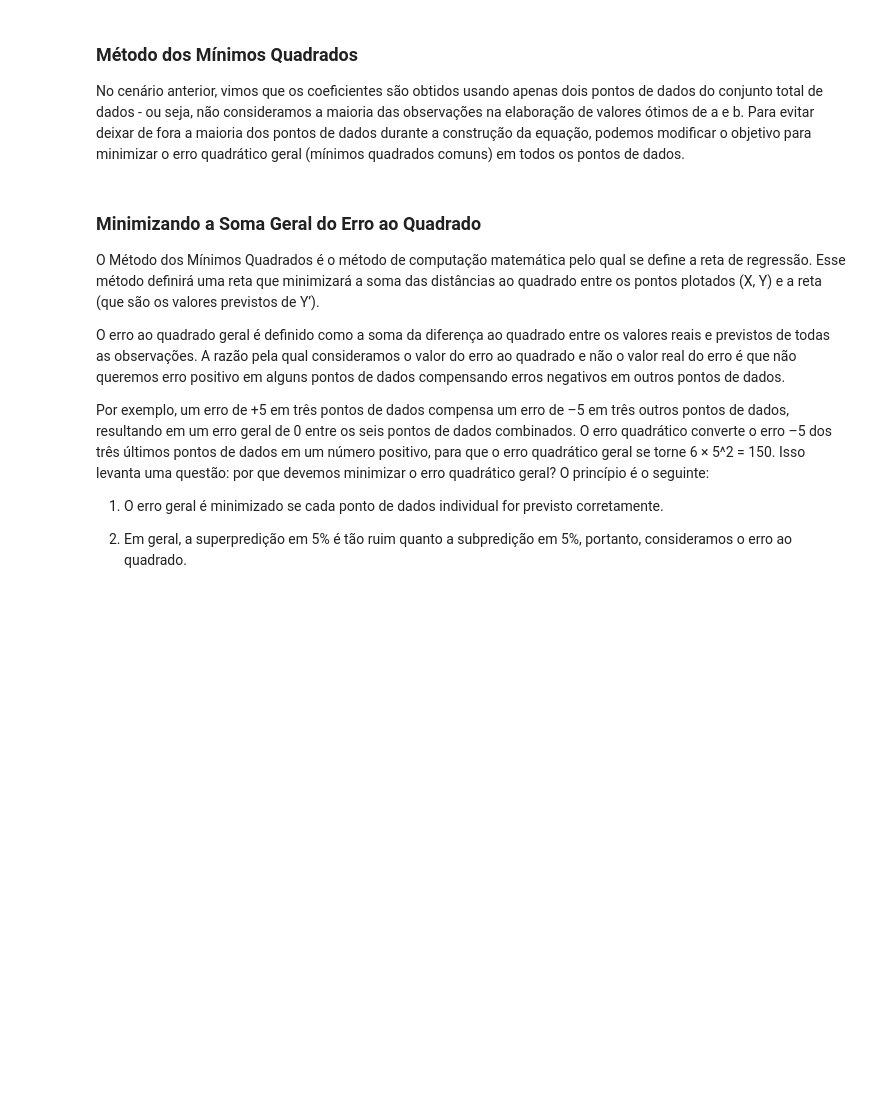
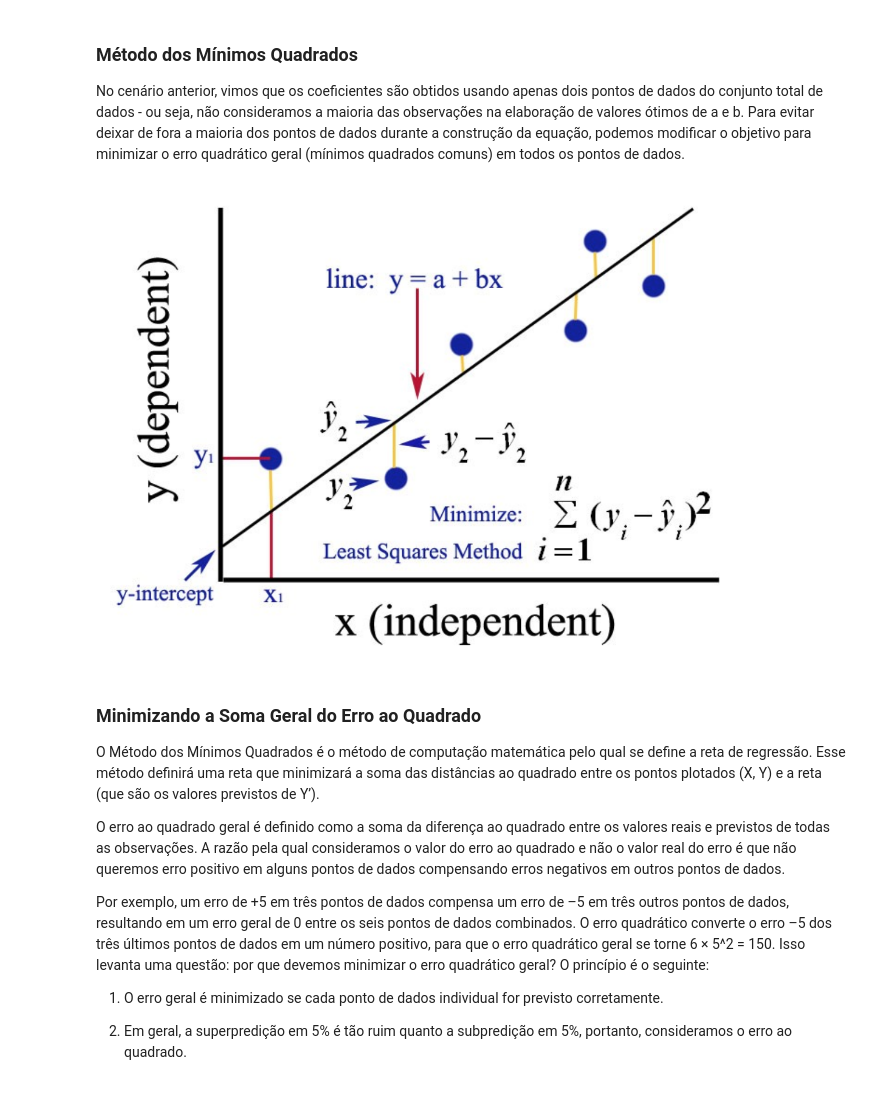
Before and after one commit to renatamontanhana/-regressao-linear-simples-ML, a Jupyter notebook: M5A11_Regressão.ipynb, the cells around one changed output. Cells and saved outputs as stored; diff of their text form; code cells hidden in the pictures; blank space fills up the shorter version.

```diff
--- a/M5A11_Regressão.ipynb
+++ b/M5A11_Regressão.ipynb
@@ -258,7 +334,9 @@ Se aplicarmos os valores de a e b nos demais pontos de dados restantes acima, co
 No cenário anterior, vimos que os coeficientes são obtidos usando apenas dois pontos de dados do conjunto total de dados - ou seja, não consideramos a maioria das observações na elaboração de valores ótimos de a e b. Para evitar deixar de fora a maioria dos pontos de dados durante a construção da equação, podemos modificar o objetivo para minimizar o erro quadrático geral (mínimos quadrados comuns) em todos os pontos de dados.
 # %%
 from IPython.display import Image
-Image('imagens/minimos-quadrados1.png')
+Image('/content/minimos-quadrados1.png')
+# %% [output]
+[figure, added]
 # %% [markdown]
 ### Minimizando a Soma Geral do Erro ao Quadrado
 
```
Also changed, not shown: parts of 19 cells of this notebook.
